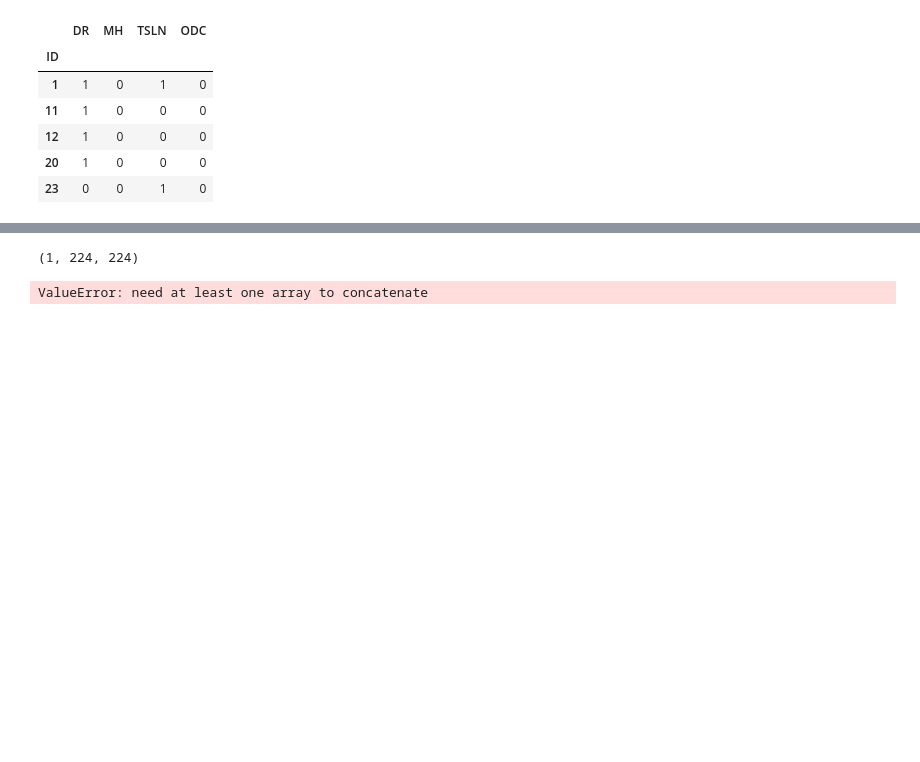
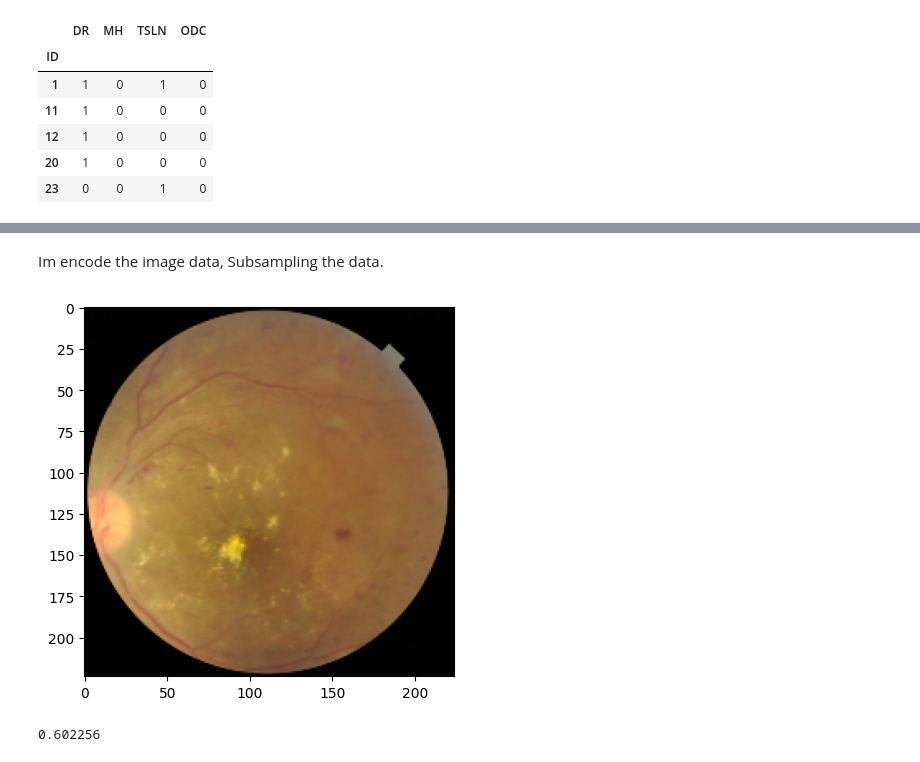
Before and after one commit to ris3abh/rfmd, a Jupyter notebook: code/preprocessing.ipynb, the cells around one changed output, grey strips where cells are left out. Saved outputs shown, nothing was run; the diff lists cells and outputs as text; code cells hidden in the pictures; blank space fills up the shorter version.

```diff
--- a/code/preprocessing.ipynb
+++ b/code/preprocessing.ipynb
@@ -171,41 +97,30 @@ img_array = img_array / 255.0
-# %%
-img_array.shape
-# %% [output]
-(1, 224, 224)
-# %%
-import cv2
-import numpy as np
-import os
-import pandas as pd
-
-# Set the folder path containing images
-folder_path = "/Users/rishabhsharma/Documents/GitHub/rfmd/data/Training_set_processed"
-
-# Initialize an empty list to store image arrays and filenames
-img_arrays = []
-filenames = []
-
-# Loop through all files in the folder
-for filename in os.listdir(folder_path):
-    # Check if the file is an image (optional)
-    if not filename.endswith(".jpg"):
-        continue
-    img = cv2.imread(os.path.join(folder_path, filename))
-    gray_img = cv2.cvtColor(img, cv2.COLOR_BGR2GRAY)
-    resized_img = cv2.resize(gray_img, (224, 224))
-    img_array = np.array(resized_img)
-    img_array = np.expand_dims(img_array, axis=0)
-    img_array = img_array / 255.0
-    img_arrays.append(img_array)
-    filenames.append(filename)
-
-# Concatenate all image arrays into a single NumPy array
-img_arrays = np.concatenate(img_arrays, axis=0)
-
-# Create a pandas DataFrame from the image arrays and filenames
-df = pd.DataFrame({
-    "Filename": filenames,
-    "Image Array": img_arrays.tolist()
-})
-# %% [output]
-ValueError: need at least one array to concatenate
+# %% [markdown]
+Im encode the image data,
+Subsampling the data.
+# %%
+## opening an image and converting it to numpy array
+import cv2
+import matplotlib.pyplot as plt
+img = cv2.imread('/Users/rishabhsharma/Documents/GitHub/rfmd/data/Training_Set/Training/1.png')
+img1 = img
+img = cv2.cvtColor(img, cv2.COLOR_BGR2RGB)
+## cropping the sides of the image
+img = img[5:img.shape[0]-5, 360:img.shape[1]-360]
+## normalizing the image
+img = cv2.normalize(img, None, alpha=0, beta=1, norm_type=cv2.NORM_MINMAX, dtype=cv2.CV_32F)
+## pyrdown the image
+img = cv2.pyrDown(img)
+## resizing the image to 224x224x3
+img = cv2.resize(img, (224, 224))
+## converting the image to grayscale
+# img = cv2.cvtColor(img, cv2.COLOR_RGB2GRAY)
+plt.imshow(img)
+plt.show()
+# %% [output]
+[figure, added]
+# %%
+## size of the image in mb after preprocessing
+import sys
+print(sys.getsizeof(img)/1000000)
+# %% [output]
+0.602256
```
Also changed, not shown: parts of 3 cells of this notebook.
